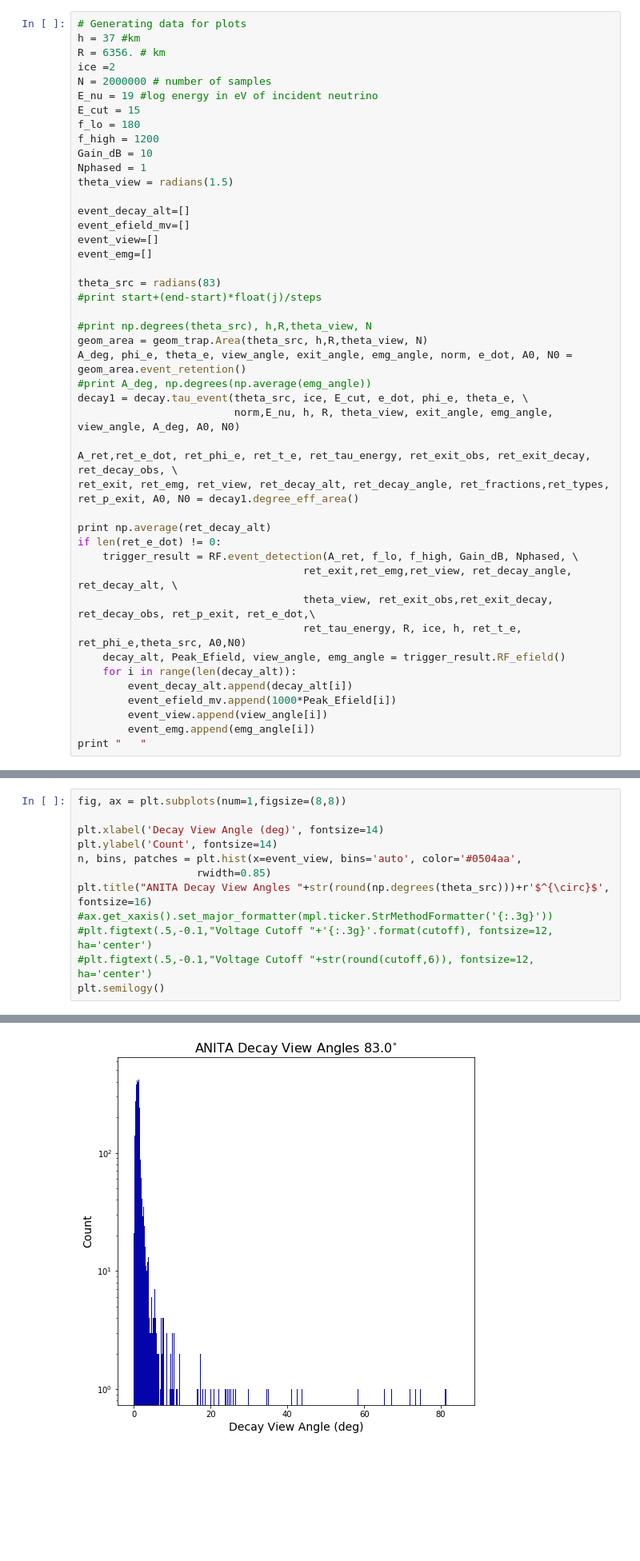
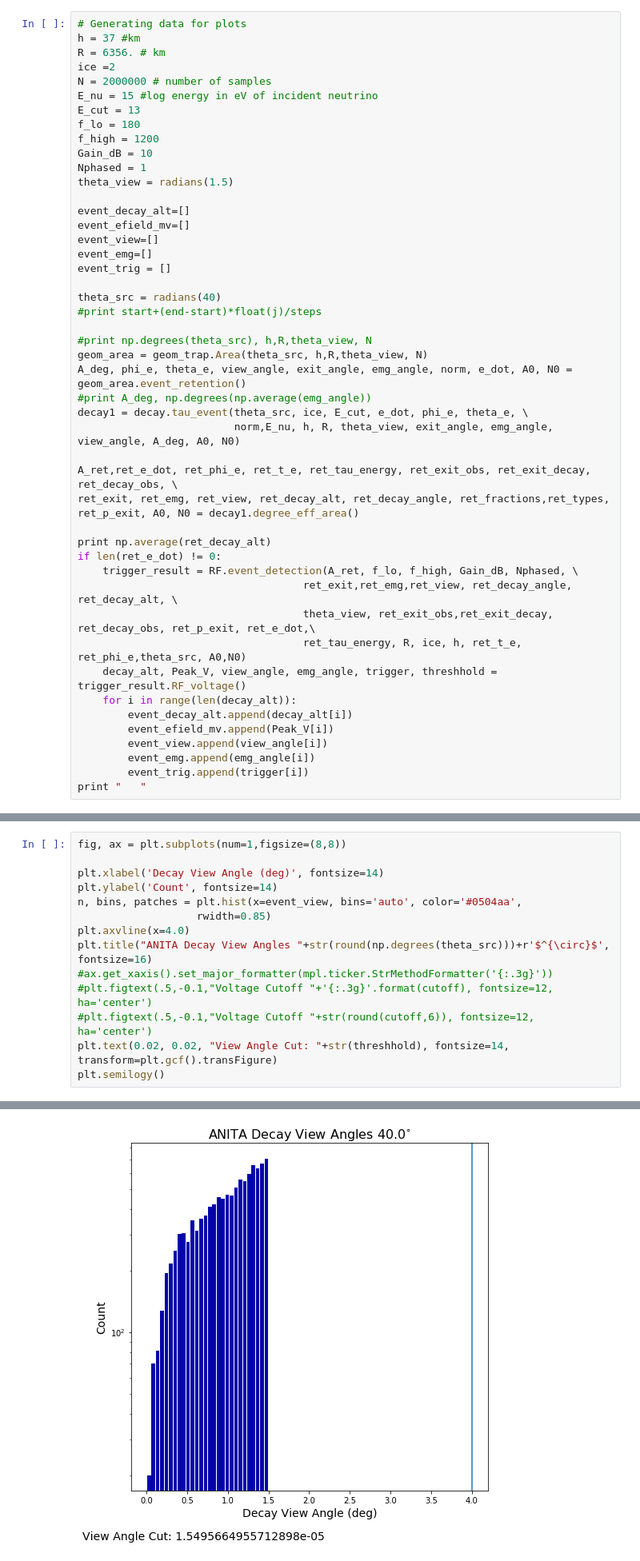
Before and after one commit to afromero/tau_point_source_sim, a Jupyter notebook: electric_field_plots.ipynb, the cells around one changed output, grey strips where cells are left out. Shown at 80% size. Cells and saved outputs as stored; diff of their text form; blank space fills up the shorter version.

```diff
--- a/electric_field_plots.ipynb
+++ b/electric_field_plots.ipynb
@@ -169,8 +169,8 @@ h = 37 #km
 R = 6356. # km
 ice =2
 N = 2000000 # number of samples
-E_nu = 19 #log energy in eV of incident neutrino
-E_cut = 15
+E_nu = 15 #log energy in eV of incident neutrino
+E_cut = 13
 f_lo = 180
 f_high = 1200
 Gain_dB = 10
@@ -181,8 +181,9 @@ event_decay_alt=[]
 event_efield_mv=[]
 event_view=[]
 event_emg=[]
+event_trig = []
 
-theta_src = radians(83)
+theta_src = radians(40)
 #print start+(end-start)*float(j)/steps
 
 #print np.degrees(theta_src), h,R,theta_view, N
@@ -201,11 +202,12 @@ if len(ret_e_dot) != 0:
                                     ret_exit,ret_emg,ret_view, ret_decay_angle, ret_decay_alt, \
                                     theta_view, ret_exit_obs,ret_exit_decay, ret_decay_obs, ret_p_exit, ret_e_dot,\
                                     ret_tau_energy, R, ice, h, ret_t_e, ret_phi_e,theta_src, A0,N0)
-    decay_alt, Peak_Efield, view_angle, emg_angle = trigger_result.RF_efield()
+    decay_alt, Peak_V, view_angle, emg_angle, trigger, threshhold = trigger_result.RF_voltage()
     for i in range(len(decay_alt)):
         event_decay_alt.append(decay_alt[i])
-        event_efield_mv.append(1000*Peak_Efield[i])
+        event_efield_mv.append(Peak_V[i])
         event_view.append(view_angle[i])
         event_emg.append(emg_angle[i])
+        event_trig.append(trigger[i])
 print "   "
 # %% [output]
@@ -228,15 +235,17 @@ plt.semilogy()
 # %%
 fig, ax = plt.subplots(num=1,figsize=(8,8))
 
 plt.xlabel('Decay View Angle (deg)', fontsize=14)
 plt.ylabel('Count', fontsize=14)
 n, bins, patches = plt.hist(x=event_view, bins='auto', color='#0504aa',
                    rwidth=0.85)
+plt.axvline(x=4.0)
 plt.title("ANITA Decay View Angles "+str(round(np.degrees(theta_src)))+r'$^{\circ}$', fontsize=16)
 #ax.get_xaxis().set_major_formatter(mpl.ticker.StrMethodFormatter('{:.3g}'))
 #plt.figtext(.5,-0.1,"Voltage Cutoff "+'{:.3g}'.format(cutoff), fontsize=12, ha='center')
 #plt.figtext(.5,-0.1,"Voltage Cutoff "+str(round(cutoff,6)), fontsize=12, ha='center')
+plt.text(0.02, 0.02, "View Angle Cut: "+str(threshhold), fontsize=14, transform=plt.gcf().transFigure)
 plt.semilogy()
 # %% [output]
 []
-[figure, old version]
+[figure, new version]
```
Also changed, not shown: parts of 3 cells of this notebook, 3 other files.
